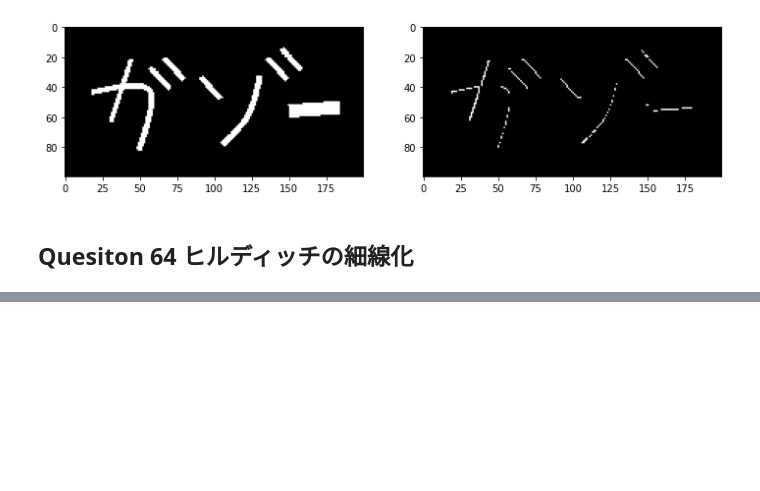
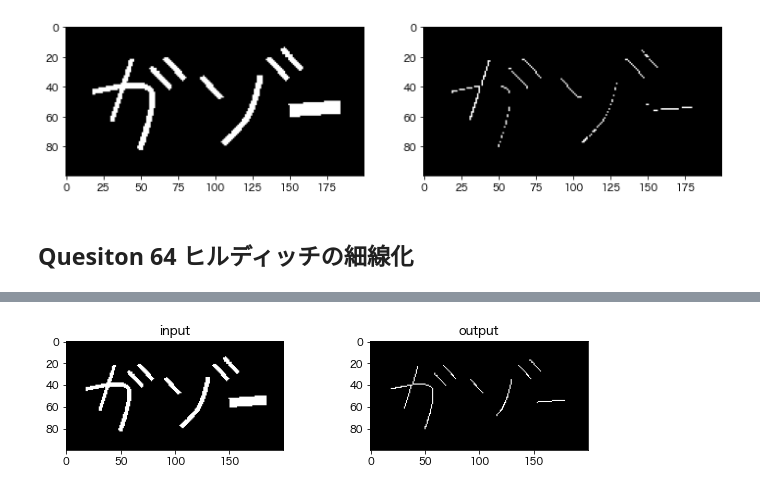
Before and after one commit to shinchu/gasyori100, a Jupyter notebook: notebooks/week_07.ipynb, the cells around one changed output, grey strips where cells are left out. Drawn from its saved outputs; the diff is of its cells as text; code cells hidden in the pictures; blank space fills up the shorter version.

Commit message:
Thinning

```diff
--- a/notebooks/week_07.ipynb
+++ b/notebooks/week_07.ipynb
@@ -310,0 +706,11 @@ gazo_sample.png にヒルディッチの細線化を行え。
+# %%
+h_out = hilditch_thinning(gazo)
+
+fig, ax = plt.subplots(1, 2, figsize=(10, 2))
+ax[0].set_title("input")
+ax[0].imshow(gazo, cmap="gray")
+ax[1].set_title("output")
+ax[1].imshow(out, cmap="gray")
+plt.show()
+# %% [output]
+[figure, added]
```
Also changed, not shown: parts of 15 cells of this notebook.
